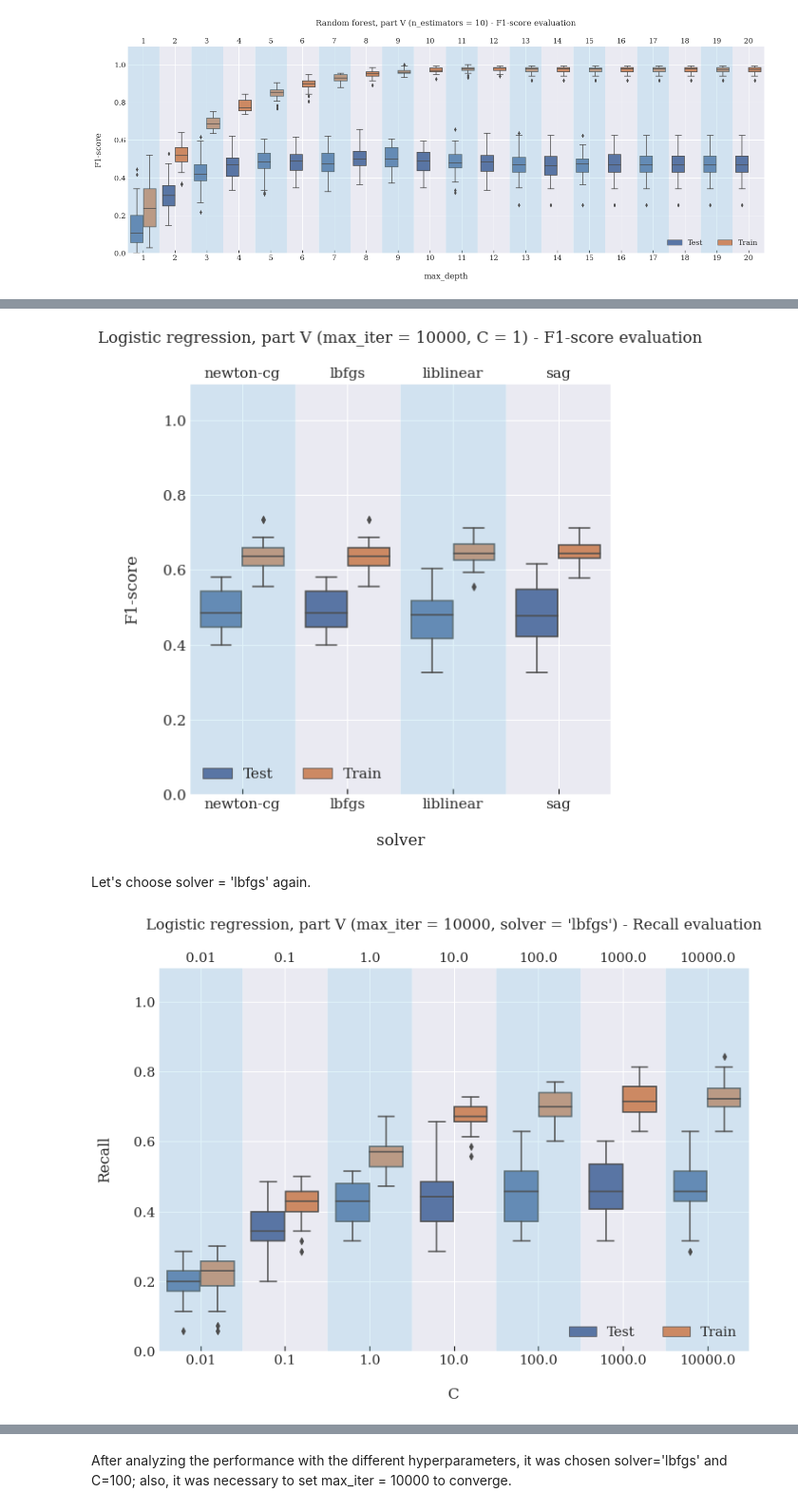
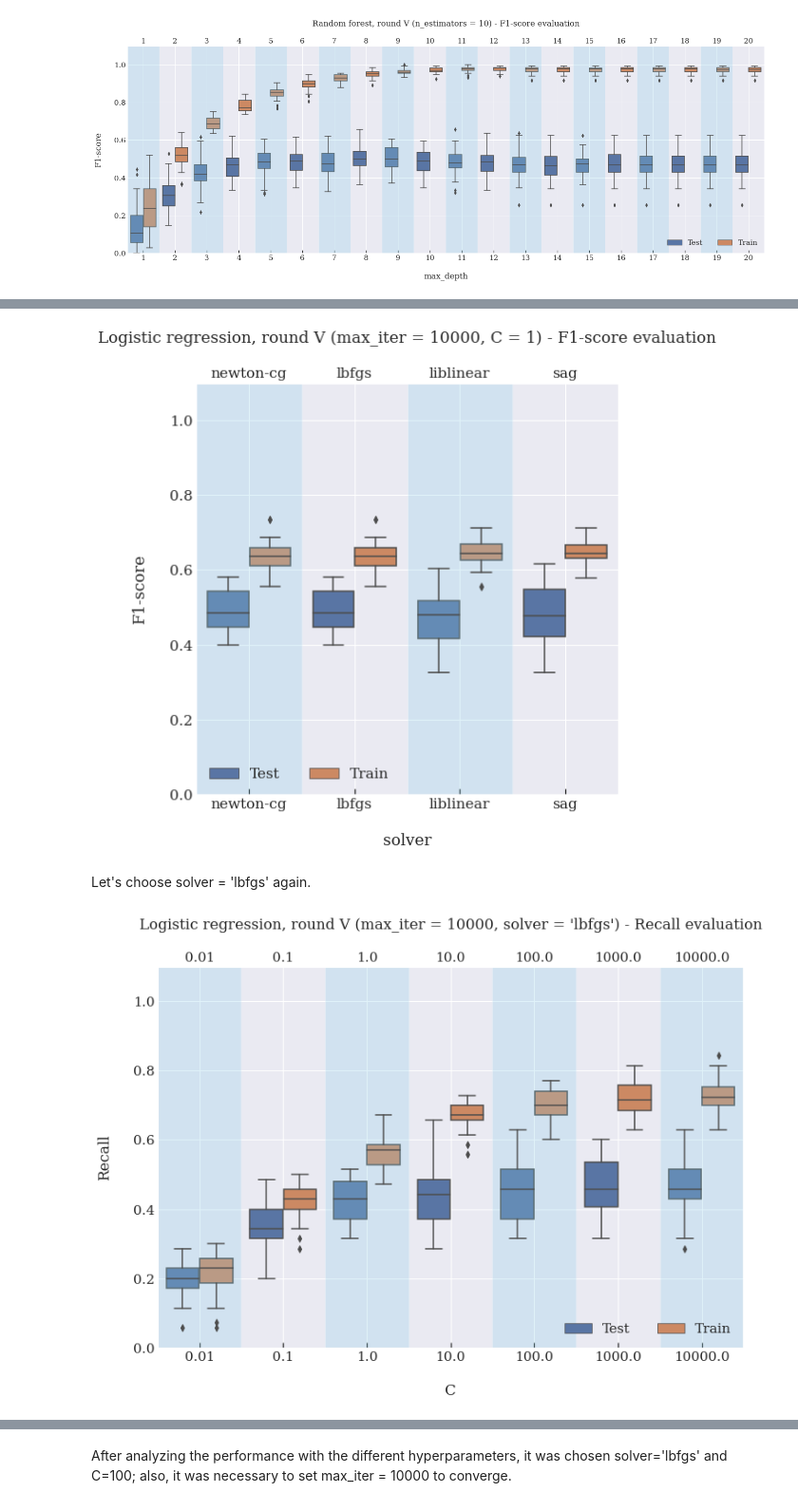
Before and after one commit to renato-favarin/covid_ICU_prediction_at_sirio_libanes, a Jupyter notebook: Renato_da_Nova_Favarin.ipynb, the cells around one changed output, grey strips where cells are left out. Shown at 95% size. Drawn from its saved outputs; the diff is of its cells as text; code cells hidden in the pictures.

```diff
--- a/Renato_da_Nova_Favarin.ipynb
+++ b/Renato_da_Nova_Favarin.ipynb
@@ -2136,15 +2135,15 @@ plotScoresGraph("Logistic regression, part V (max_iter = 10000, C = 1)", logisti
 # %%
-plotScoresGraph("Logistic regression, part V (max_iter = 10000, C = 1)", logistic_regression_scores, "solver", "F1-score")
+plotScoresGraph("Logistic regression, round V (max_iter = 10000, C = 1)", logistic_regression_scores, "solver", "F1-score")
 # %% [output]
-[figure, old version]
+[figure, new version]
 # %% [markdown]
 Let's choose solver = 'lbfgs' again.
 # %%
 logistic_regression_scores = getScores(fifth_approach_machine_learning,
                                        "LogisticRegression","C",[0.01, 0.1, 1.0, 10, 100, 1000, 10000], max_iter=10000, solver= "'lbfgs'")
 # %%
-plotScoresGraph("Logistic regression, part V (max_iter = 10000, solver = 'lbfgs')",
+plotScoresGraph("Logistic regression, round V (max_iter = 10000, solver = 'lbfgs')",
                 logistic_regression_scores, "C", "Recall",legend_bottom_right=True)
 # %% [output]
-[figure, old version]
+[figure, new version]
 # %%
```
Also changed, not shown: parts of 91 cells of this notebook, 1 other file.
